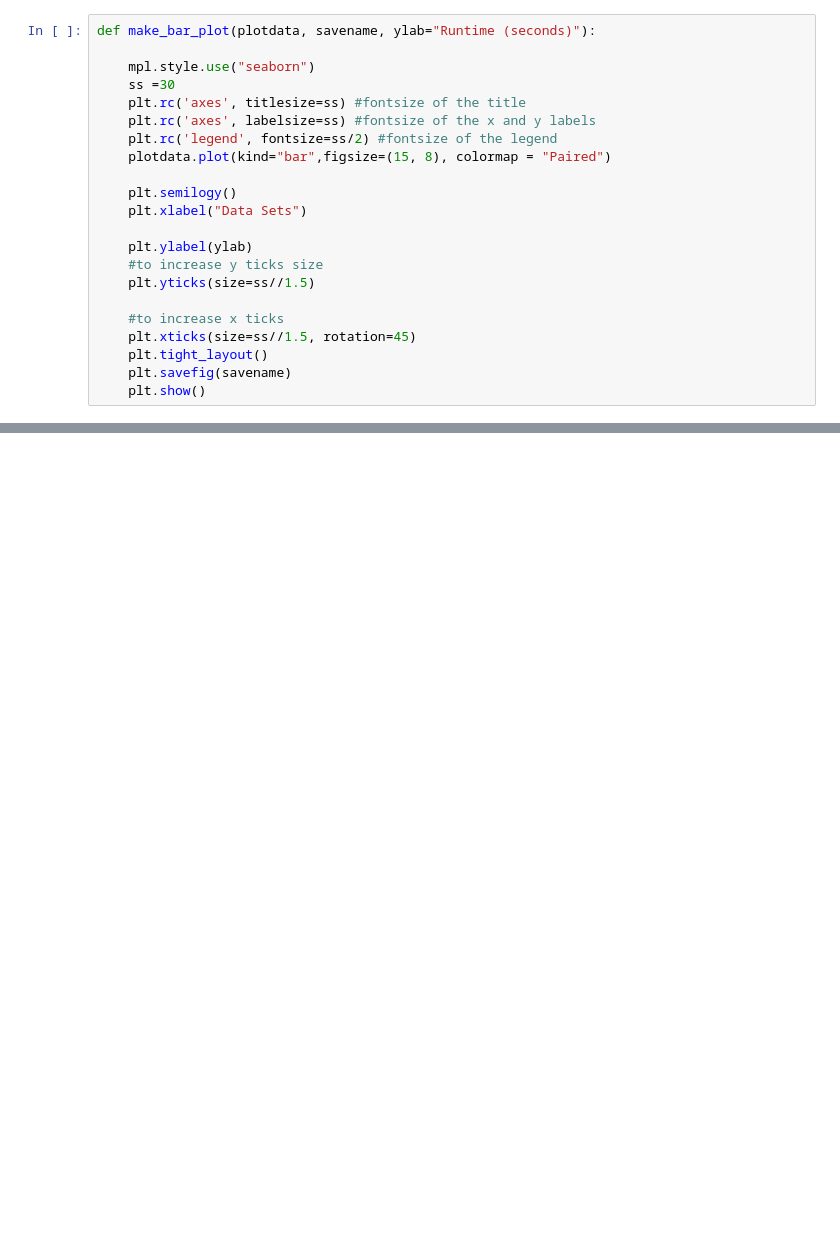
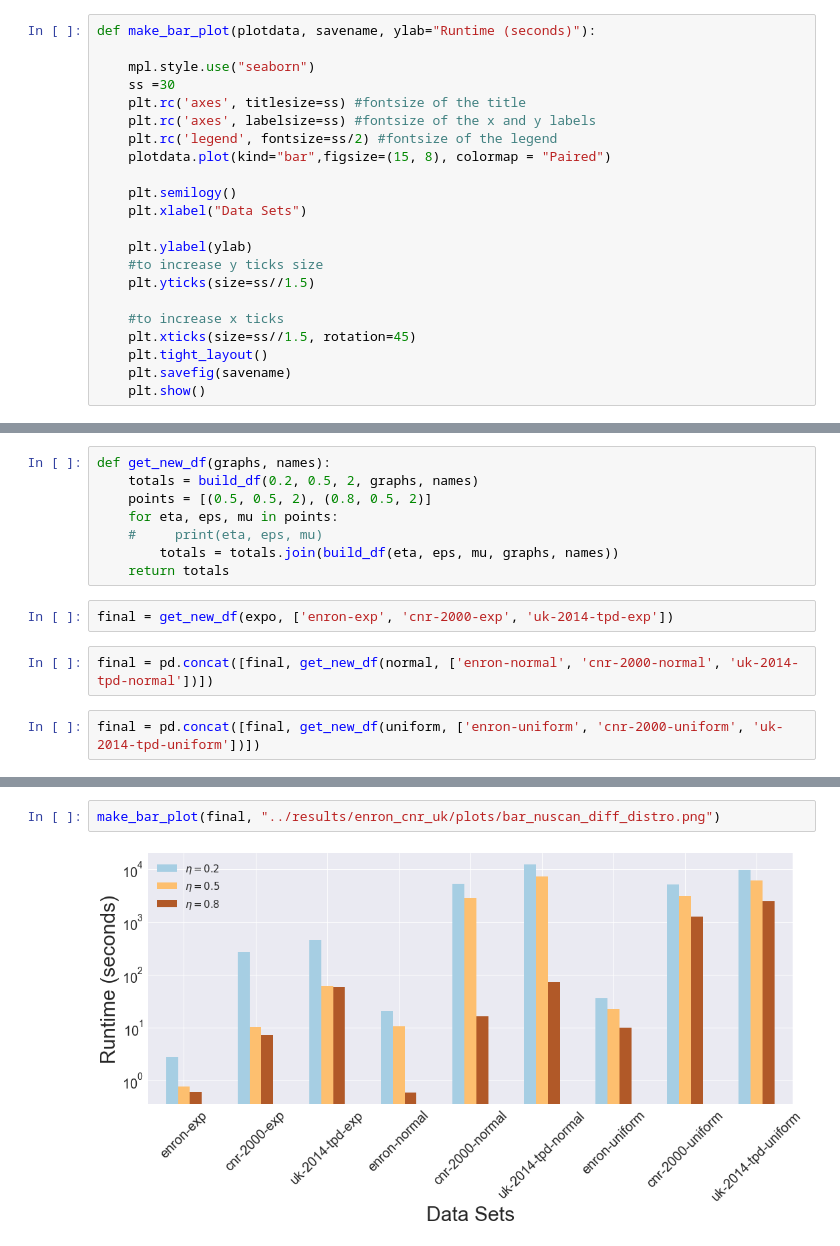
Before and after one commit to JoetheManHowie/NUSCAN, a Jupyter notebook: visualization/simpleBarPlot.ipynb, the cells around one changed output, grey strips where cells are left out. Cells and saved outputs as stored; diff of their text form; blank space fills up the shorter version.

```diff
--- a/visualization/simpleBarPlot.ipynb
+++ b/visualization/simpleBarPlot.ipynb
@@ -54,0 +130,14 @@ make_bar_plot(df, "../results/enron_cnr_uk/plots/bar_nuscan_uscan_compare_diff_d
+# %%
+def get_new_df(graphs, names):
+    totals = build_df(0.2, 0.5, 2, graphs, names)
+    points = [(0.5, 0.5, 2), (0.8, 0.5, 2)]
+    for eta, eps, mu in points:
+    #     print(eta, eps, mu)
+        totals = totals.join(build_df(eta, eps, mu, graphs, names))
+    return totals
+# %%
+final = get_new_df(expo, ['enron-exp', 'cnr-2000-exp', 'uk-2014-tpd-exp'])
+# %%
+final = pd.concat([final, get_new_df(normal, ['enron-normal', 'cnr-2000-normal', 'uk-2014-tpd-normal'])])
+# %%
+final = pd.concat([final, get_new_df(uniform, ['enron-uniform', 'cnr-2000-uniform', 'uk-2014-tpd-uniform'])])
@@ -54,0 +157,4 @@ make_bar_plot(df, "../results/enron_cnr_uk/plots/bar_nuscan_uscan_compare_diff_d
+# %%
+make_bar_plot(final, "../results/enron_cnr_uk/plots/bar_nuscan_diff_distro.png")
+# %% [output]
+[figure, added]
```
Also changed, not shown: parts of 11 cells of this notebook, 10 other files.
